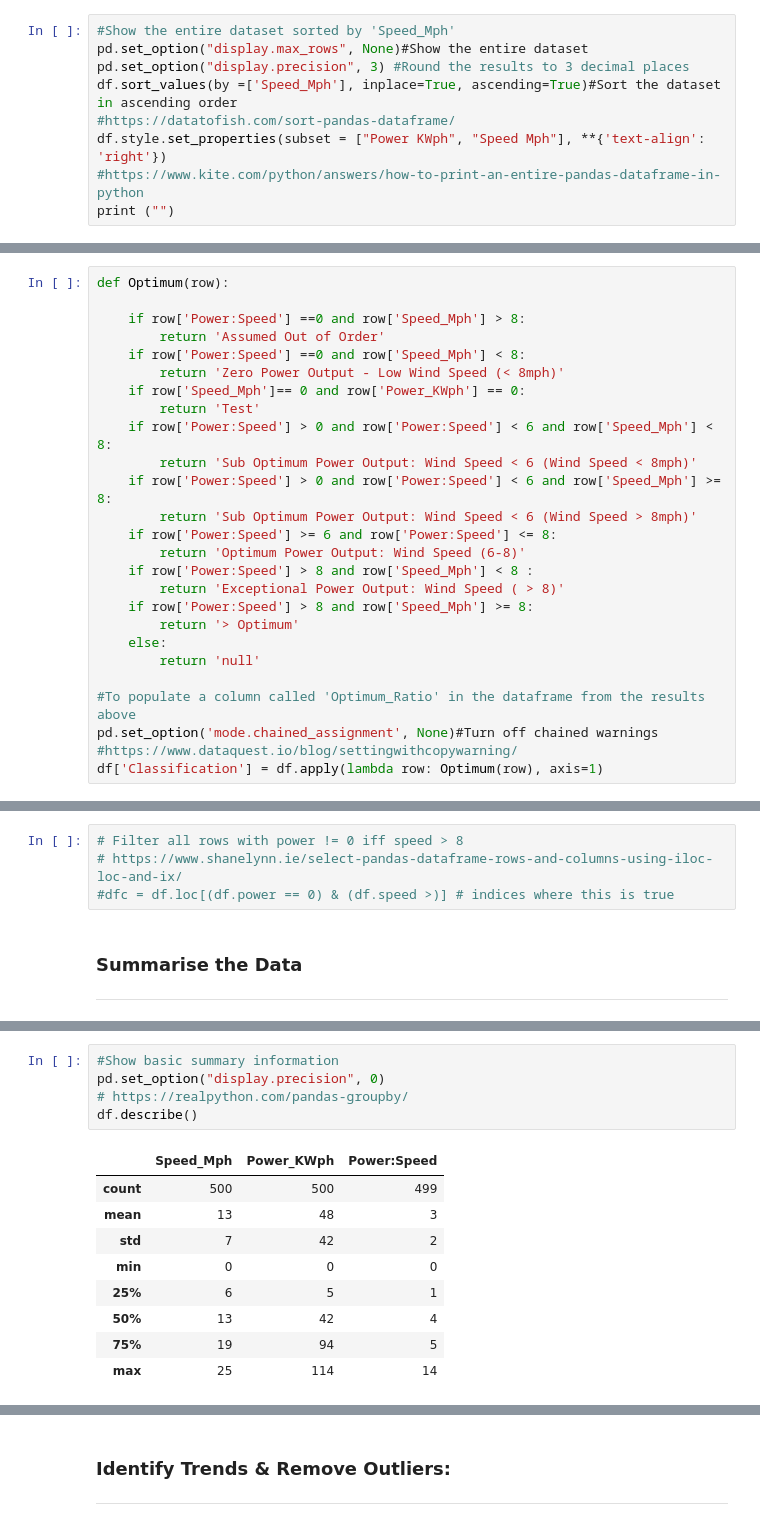
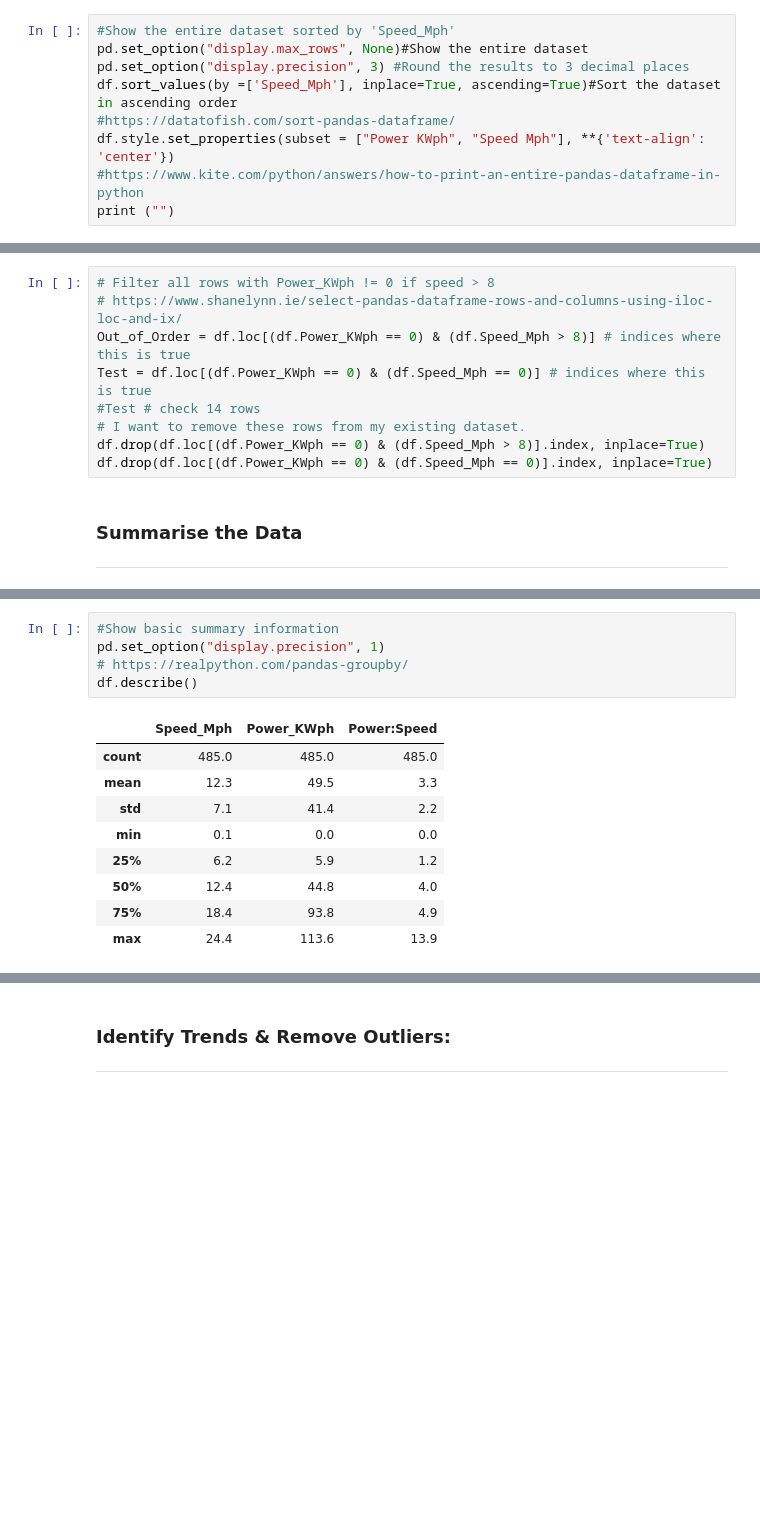
Before and after one commit to Fiona-600/Data-Analytics-2020-Project, a Jupyter notebook: Final Project 2020.ipynb, the cells around one changed output, grey strips where cells are left out. Saved outputs shown, nothing was run; the diff lists cells and outputs as text; blank space fills up the shorter version.

```diff
--- a/Final Project 2020.ipynb
+++ b/Final Project 2020.ipynb
@@ -65,6 +65,6 @@ pd.set_option("display.max_rows", None)#Show the entire dataset
 pd.set_option("display.precision", 3) #Round the results to 3 decimal places
 df.sort_values(by =['Speed_Mph'], inplace=True, ascending=True)#Sort the dataset in ascending order
 #https://datatofish.com/sort-pandas-dataframe/
-df.style.set_properties(subset = ["Power KWph", "Speed Mph"], **{'text-align': 'right'})
+df.style.set_properties(subset = ["Power KWph", "Speed Mph"], **{'text-align': 'center'})
 #https://www.kite.com/python/answers/how-to-print-an-entire-pandas-dataframe-in-python
 print ("")
@@ -107,28 +104,2 @@ df.sort_values(by=['Speed_Mph'], inplace=True, ascending=True)#Sort the dataset
 # %% [markdown]
 #### Create a New Column called 'Optimum Ratio' based on Power:Speed Ratio
-# %%
-def Optimum(row):
-
-    if row['Power:Speed'] ==0 and row['Speed_Mph'] > 8:
-        return 'Assumed Out of Order'
-    if row['Power:Speed'] ==0 and row['Speed_Mph'] < 8:
-        return 'Zero Power Output - Low Wind Speed (< 8mph)'
-    if row['Speed_Mph']== 0 and row['Power_KWph'] == 0:
-        return 'Test'
-    if row['Power:Speed'] > 0 and row['Power:Speed'] < 6 and row['Speed_Mph'] < 8:
-        return 'Sub Optimum Power Output: Wind Speed < 6 (Wind Speed < 8mph)'
-    if row['Power:Speed'] > 0 and row['Power:Speed'] < 6 and row['Speed_Mph'] >= 8:
-        return 'Sub Optimum Power Output: Wind Speed < 6 (Wind Speed > 8mph)'
-    if row['Power:Speed'] >= 6 and row['Power:Speed'] <= 8:
-        return 'Optimum Power Output: Wind Speed (6-8)'
-    if row['Power:Speed'] > 8 and row['Speed_Mph'] < 8 :
-        return 'Exceptional Power Output: Wind Speed ( > 8)'
-    if row['Power:Speed'] > 8 and row['Speed_Mph'] >= 8:
-        return '> Optimum'
-    else:
-        return 'null'
-
-#To populate a column called 'Optimum_Ratio' in the dataframe from the results above
-pd.set_option('mode.chained_assignment', None)#Turn off chained warnings
-#https://www.dataquest.io/blog/settingwithcopywarning/
-df['Classification'] = df.apply(lambda row: Optimum(row), axis=1)
@@ -135,7 +135,12 @@ df['Classification'] = df.apply(lambda row: Optimum(row), axis=1)
 # %%
-# Filter all rows with power != 0 iff speed > 8
+# Filter all rows with Power_KWph != 0 if speed > 8
 # https://www.shanelynn.ie/select-pandas-dataframe-rows-and-columns-using-iloc-loc-and-ix/
-#dfc = df.loc[(df.power == 0) & (df.speed >)] # indices where this is true
+Out_of_Order = df.loc[(df.Power_KWph == 0) & (df.Speed_Mph > 8)] # indices where this is true
+Test = df.loc[(df.Power_KWph == 0) & (df.Speed_Mph == 0)] # indices where this is true
+#Test # check 14 rows
+# I want to remove these rows from my existing dataset.
+df.drop(df.loc[(df.Power_KWph == 0) & (df.Speed_Mph > 8)].index, inplace=True)
+df.drop(df.loc[(df.Power_KWph == 0) & (df.Speed_Mph == 0)].index, inplace=True)
 # %% [markdown]
 ### Summarise the Data
 ***
@@ -142,16 +150,16 @@ df['Classification'] = df.apply(lambda row: Optimum(row), axis=1)
 # %%
 #Show basic summary information
-pd.set_option("display.precision", 0)
+pd.set_option("display.precision", 1)
 # https://realpython.com/pandas-groupby/
 df.describe()
 # %% [output]
 |  | Speed_Mph | Power_KWph | Power:Speed |
-| count | 500 | 500 | 499 |
-| mean | 13 | 48 | 3 |
-| std | 7 | 42 | 2 |
-| min | 0 | 0 | 0 |
-| 25% | 6 | 5 | 1 |
-| 50% | 13 | 42 | 4 |
-| 75% | 19 | 94 | 5 |
-| max | 25 | 114 | 14 |
+| count | 485.0 | 485.0 | 485.0 |
+| mean | 12.3 | 49.5 | 3.3 |
+| std | 7.1 | 41.4 | 2.2 |
+| min | 0.1 | 0.0 | 0.0 |
+| 25% | 6.2 | 5.9 | 1.2 |
+| 50% | 12.4 | 44.8 | 4.0 |
+| 75% | 18.4 | 93.8 | 4.9 |
+| max | 24.4 | 113.6 | 13.9 |
 # %%
```
Also changed, not shown: parts of 48 cells of this notebook.
